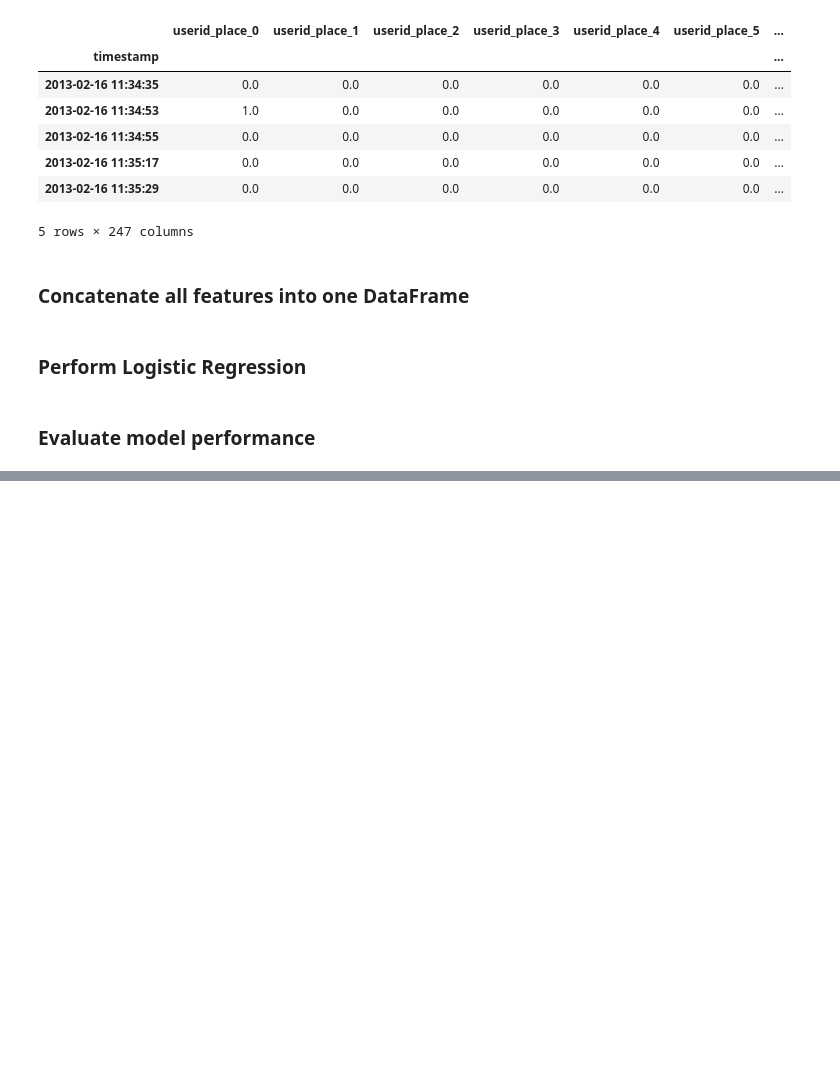
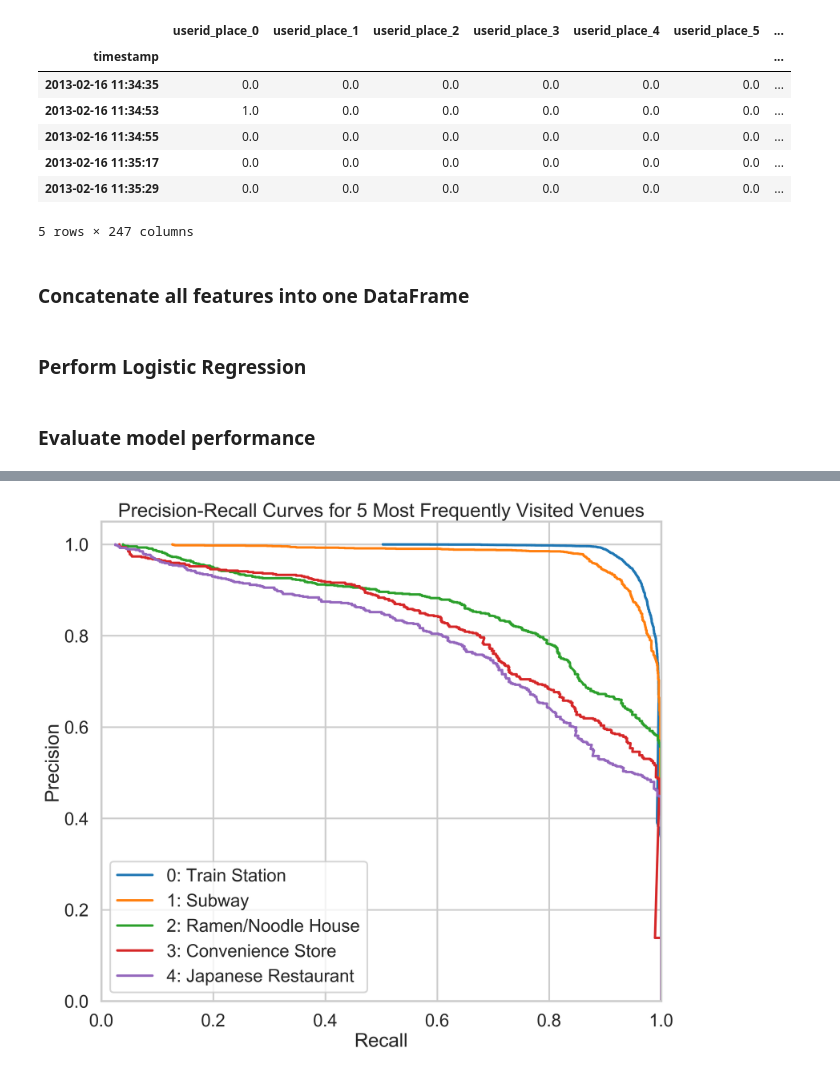
Before and after one commit to kevinlimk/FoursquareTokyo, a Jupyter notebook: 04_machinelearning.ipynb, the cells around one changed output, grey strips where cells are left out. Saved outputs shown, nothing was run; the diff lists cells and outputs as text; code cells hidden in the pictures; blank space fills up the shorter version.

```diff
--- a/04_machinelearning.ipynb
+++ b/04_machinelearning.ipynb
@@ -70,6 +83,7 @@ clf = LogisticRegression(max_iter=1000)
 clf.fit(Xtrain, ytrain)
 ytrain_pred = clf.predict(Xtrain)
 ytest_pred = clf.predict(Xtest)
+probs = clf.predict_proba(df_ML)
 # %% [markdown]
 ### Evaluate model performance
 # %%
@@ -84,0 +107,28 @@ F1 score: 0.86
+# %%
+classes = range(247)
+test_index = len(ytest)
+
+y_binarized = label_binarize(df.venuecat_encoded.values, classes=classes)
+ytest_binarized = y_binarized[-test_index:]
+
+ytest_probs = probs[-test_index:]
+# %%
+precision = dict()
+recall = dict()
+
+plt.figure()
+
+for i in range(5):
+    precision[i], recall[i], _ = precision_recall_curve(
+        ytest_binarized[:, i], ytest_probs[:, i])
+    plt.plot(precision[i], recall[i])
+
+plt.xlabel("Recall")
+plt.ylabel("Precision")
+plt.ylim([0.0, 1.05])
+plt.xlim([0.0, 1.0])
+plt.legend(["0: Train Station", "1: Subway", "2: Ramen/Noodle House",
+            "3: Convenience Store", "4: Japanese Restaurant"])
+plt.title("Precision-Recall Curves for 5 Most Frequently Visited Venues");
+# %% [output]
+[figure, added]
```
Also changed, not shown: parts of 4 cells of this notebook, 3 other files.
